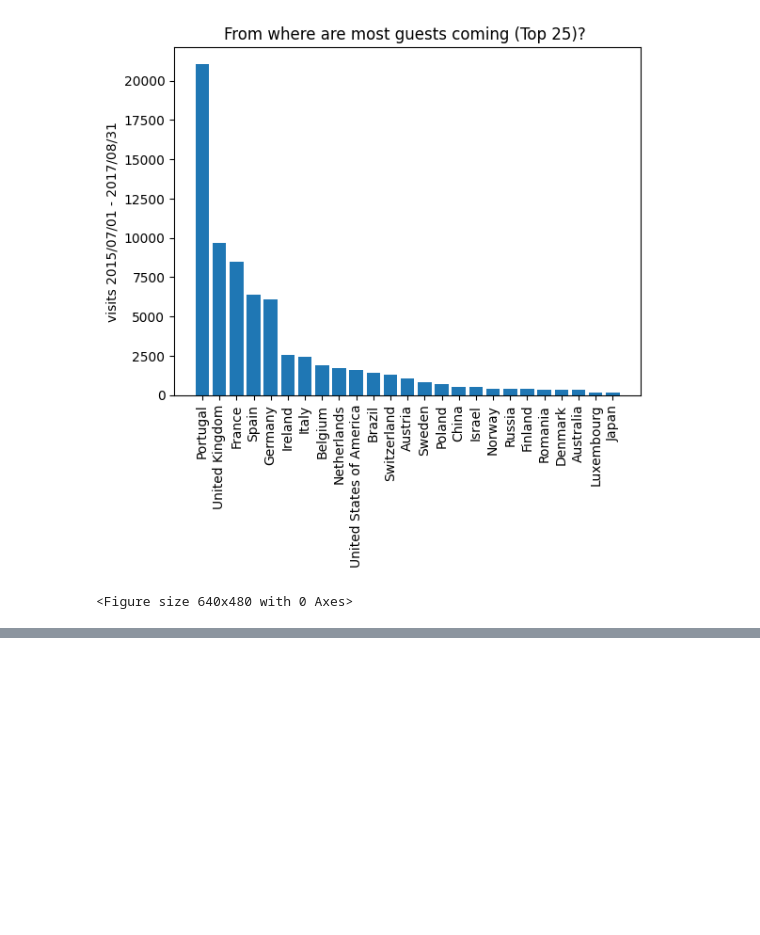
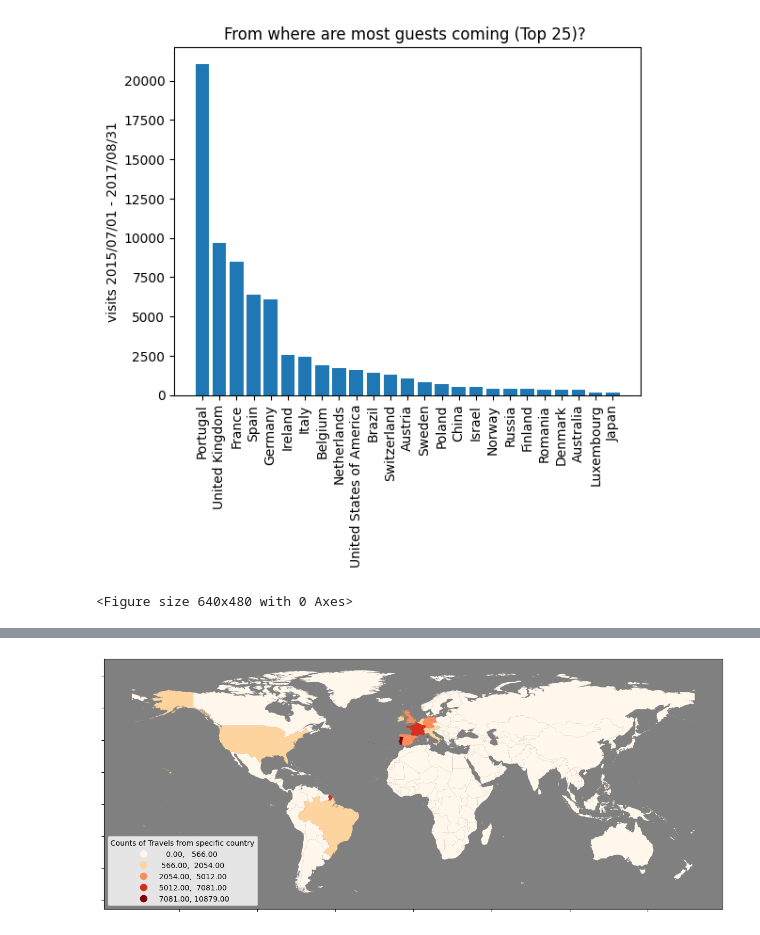
Before and after one commit to Catrex90/TechsLabTeam2, a Jupyter notebook: Code/julia_countries.ipynb, the cells around one changed output, grey strips where cells are left out. Saved outputs shown, nothing was run; the diff lists cells and outputs as text; code cells hidden in the pictures; blank space fills up the shorter version.

Commit message:
Countries Resort vs City Hotel

```diff
--- a/Code/julia_countries.ipynb
+++ b/Code/julia_countries.ipynb
@@ -553,0 +625,20 @@ plt.savefig("Output\Figures\TravelPerCountry_BarAll.jpg", bbox_inches="tight", d
+# %%
+# Merge gdf and hotel dfs
+# Frequenz Länder in Karte integrieren
+merged_City = gdf.merge(
+    freq_City, left_on="country_code", right_on="country", how="left"
+)
+
+#display(merged_City)
+
+merged_all = merged_City.merge(
+    freq_Resort, left_on="country_code", right_on="country", how="left"
+)
+
+display(merged_all)
+
+# Nicht genannte Länder auf 0 setzen
+merged_all["City_value_counts"] = merged_all["City_value_counts"].fillna(0)
+merged_all["Resort_value_counts"] = merged_all["Resort_value_counts"].fillna(0)
+
+display(merged_all)
@@ -553,0 +672,26 @@ plt.savefig("Output\Figures\TravelPerCountry_BarAll.jpg", bbox_inches="tight", d
+# %%
+# Plotten City
+fig, ax = plt.subplots(1, figsize=(15, 15))
+p = merged_all.plot(
+    column="City_value_counts",
+    legend=True,
+    ax=ax,
+    cmap="OrRd",
+    scheme="FisherJenks",
+    legend_kwds={
+        "loc": "lower left",
+        "title": "Counts of Travels from specific country",
+    },
+)
+
+# Hintergrundfarbe setzen
+p.set_facecolor("gray")
+
+# Achsenbeschriftung entfernen
+ax.set_yticklabels([])
+ax.set_xticklabels([])
+
+# Grafik speichern
+plt.savefig("Output\Figures\TravelPerCountry_Map_City.jpg", bbox_inches="tight", dpi=300)
+# %% [output]
+[figure, added]
```
Also changed, not shown: parts of 11 cells of this notebook, 4 other files.
